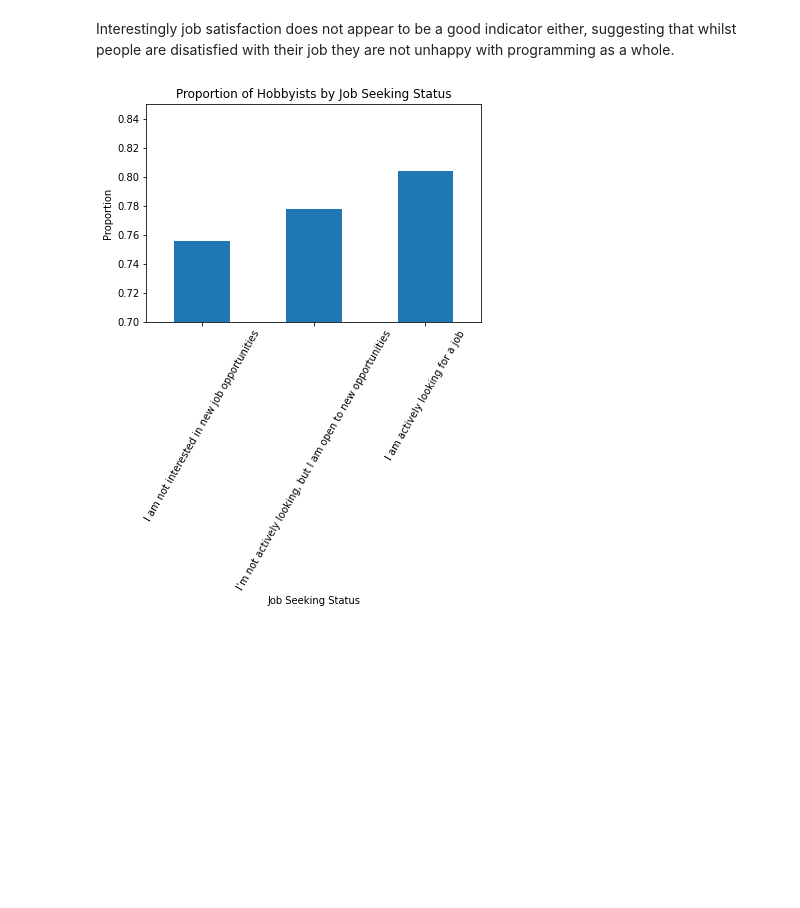
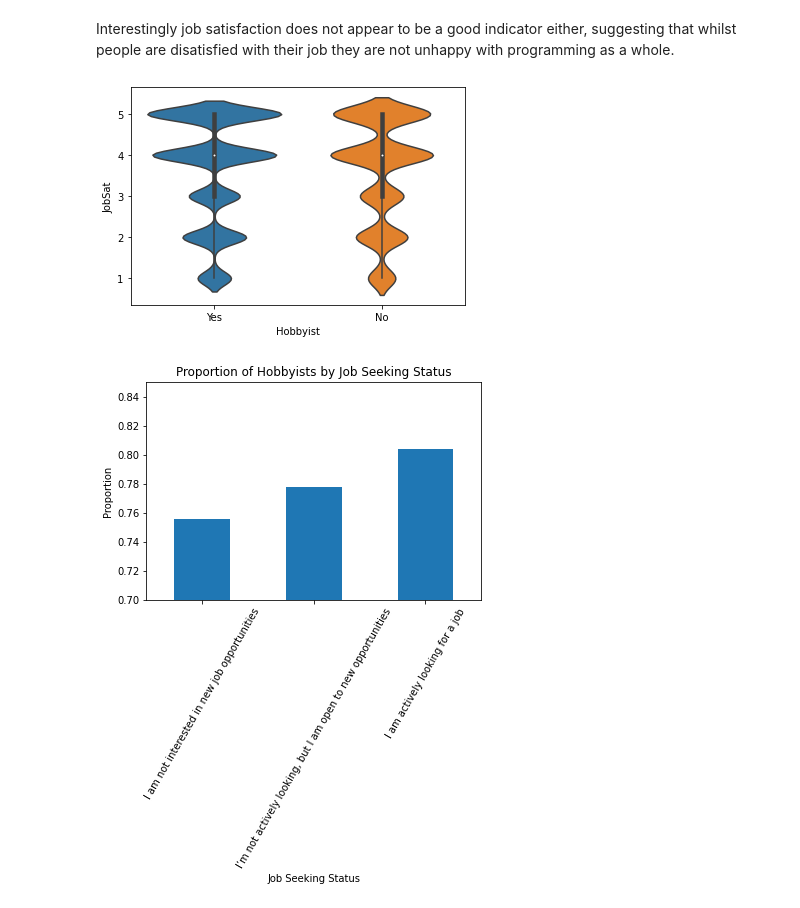
Before and after one commit to jbm1991/stackoverflow_survey, a Jupyter notebook: HobbyistAnalysis.ipynb, the cells around one changed output. Drawn from its saved outputs; the diff is of its cells as text; code cells hidden in the pictures; blank space fills up the shorter version.

```diff
--- a/HobbyistAnalysis.ipynb
+++ b/HobbyistAnalysis.ipynb
@@ -170,6 +181,10 @@ df[['JobSat','HobbyistNum']].groupby('JobSat').mean().reindex(sort_order).plot(k
 [figure]
 # %% [markdown]
 Interestingly job satisfaction does not appear to be a good indicator either, suggesting that whilst people are disatisfied with their job they are not unhappy with programming as a whole.
+# %%
+sns.violinplot(data=df[['JobSat','Hobbyist']].dropna().replace(to_replace={'Very dissatisfied': 1, 'Slightly dissatisfied': 2, 'Neither satisfied nor dissatisfied': 3, 'Slightly satisfied': 4, 'Very satisfied': 5}), x='Hobbyist', y='JobSat');
+# %% [output]
+[figure, added]
 # %%
 sort_order = [
     'I am not interested in new job opportunities',
```
Also changed, not shown: parts of 6 cells of this notebook.
